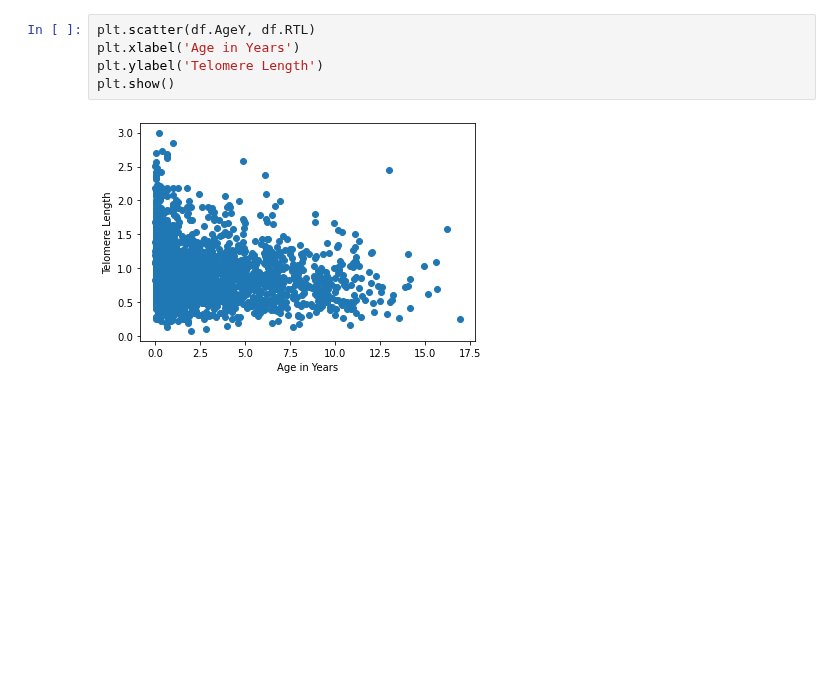
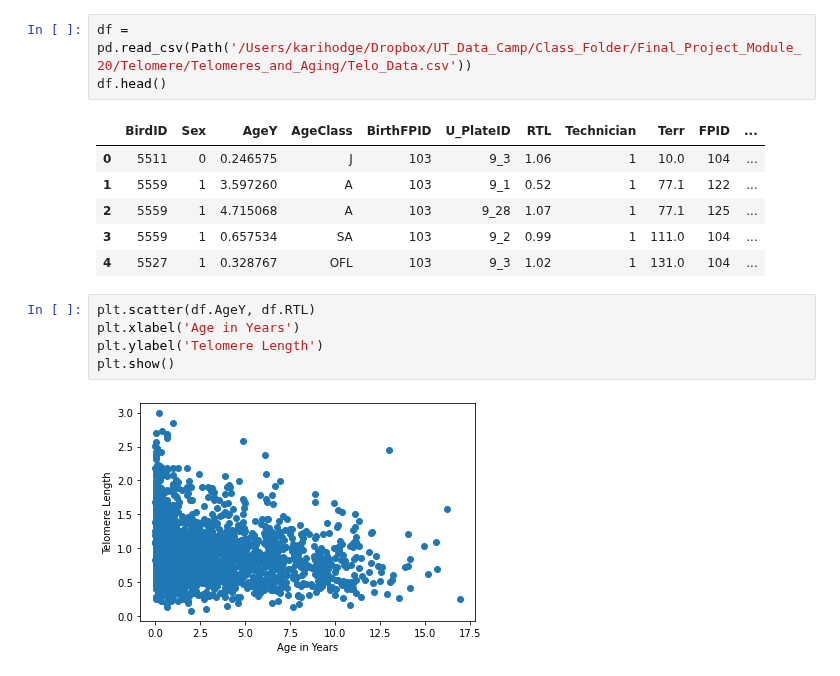
Before and after one commit to Rdassy/Predictive_Senescence, a Jupyter notebook: Resources/Notebook/linearRegression.ipynb, the cells around one changed output. Saved outputs shown, nothing was run; the diff lists cells and outputs as text; blank space fills up the shorter version.

```diff
--- a/Resources/Notebook/linearRegression.ipynb
+++ b/Resources/Notebook/linearRegression.ipynb
@@ -55,3 +6,13 @@ conn.close()
+# %%
+df = pd.read_csv(Path('/Users/karihodge/Dropbox/UT_Data_Camp/Class_Folder/Final_Project_Module_20/Telomere/Telomeres_and_Aging/Telo_Data.csv'))
+df.head()
+# %% [output]
+|  | BirdID | Sex | AgeY | AgeClass | BirthFPID | U_PlateID | RTL | Technician | Terr | FPID | ... |
+| 0 | 5511 | 0 | 0.246575 | J | 103 | 9_3 | 1.06 | 1 | 10.0 | 104 | ... |
+| 1 | 5559 | 1 | 3.597260 | A | 103 | 9_1 | 0.52 | 1 | 77.1 | 122 | ... |
+| 2 | 5559 | 1 | 4.715068 | A | 103 | 9_28 | 1.07 | 1 | 77.1 | 125 | ... |
+| 3 | 5559 | 1 | 0.657534 | SA | 103 | 9_2 | 0.99 | 1 | 111.0 | 104 | ... |
+| 4 | 5527 | 1 | 0.328767 | OFL | 103 | 9_3 | 1.02 | 1 | 131.0 | 104 | ... |
 # %%
 plt.scatter(df.AgeY, df.RTL)
 plt.xlabel('Age in Years')
```
Also changed, not shown: parts of 2 cells of this notebook, 2 other files.
